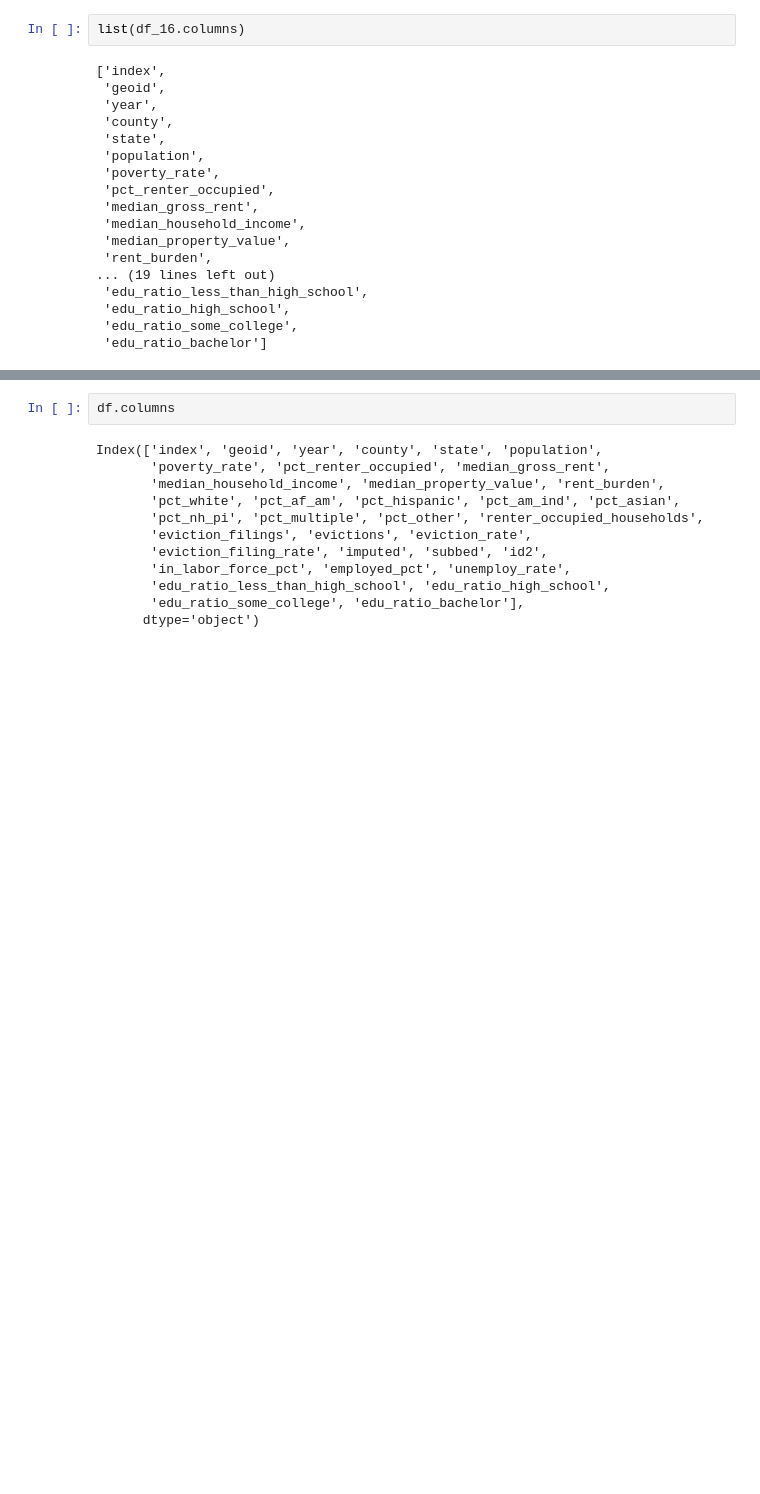
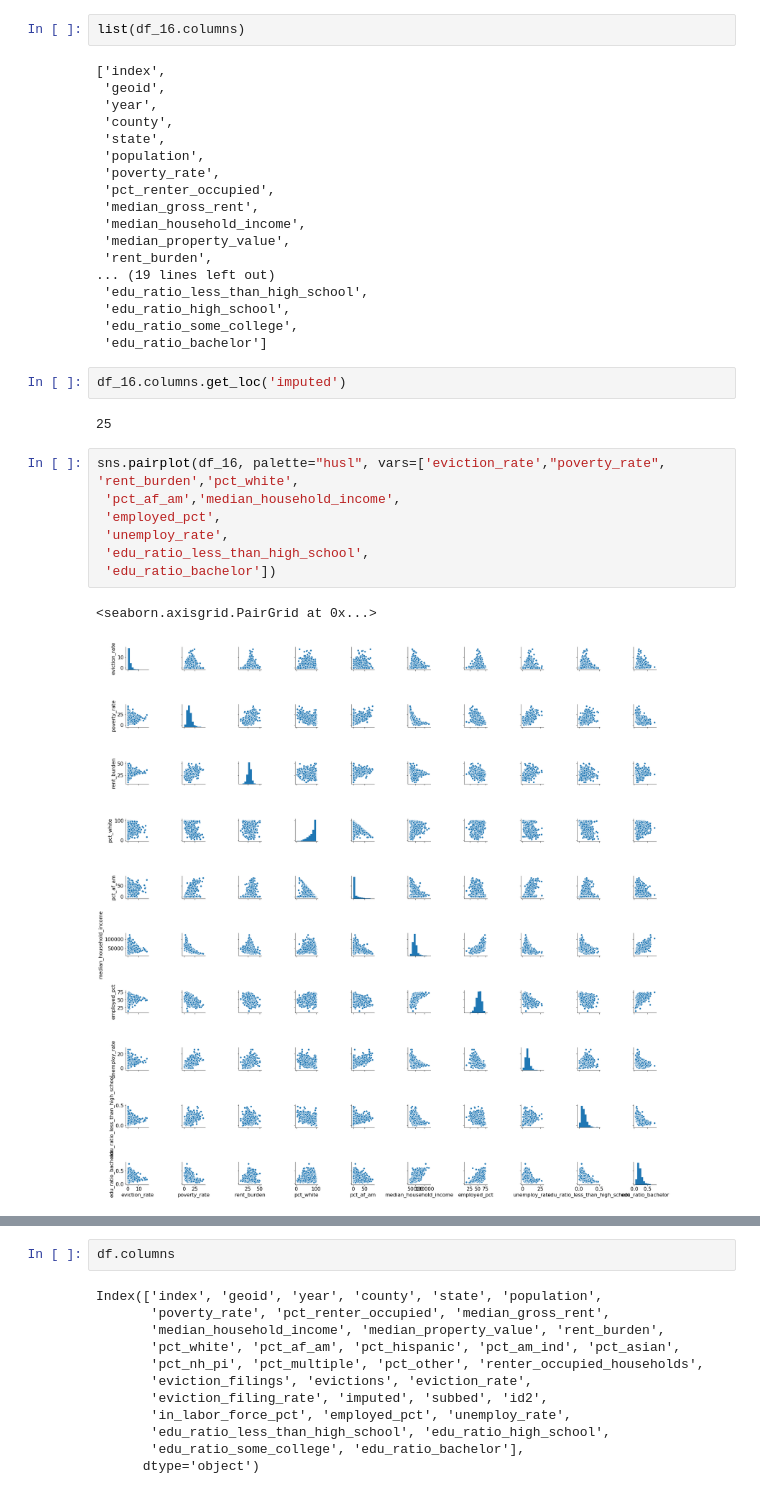
Before and after one commit to SophieGarden/Renter-Eviction-Predict, a Jupyter notebook: eviction_predict.ipynb, the cells around one changed output, grey strips where cells are left out. Cells and saved outputs as stored; diff of their text form; blank space fills up the shorter version.

```diff
--- a/eviction_predict.ipynb
+++ b/eviction_predict.ipynb
@@ -46,3 +59,17 @@ list(df_16.columns)
  'edu_ratio_high_school',
  'edu_ratio_some_college',
  'edu_ratio_bachelor']
+# %%
+df_16.columns.get_loc('imputed')
+# %% [output]
+25
+# %%
+sns.pairplot(df_16, palette="husl", vars=['eviction_rate',"poverty_rate", 'rent_burden','pct_white',
+ 'pct_af_am','median_household_income',
+ 'employed_pct',
+ 'unemploy_rate',
+ 'edu_ratio_less_than_high_school',
+ 'edu_ratio_bachelor'])
+# %% [output]
+<seaborn.axisgrid.PairGrid at 0x...>
+[figure, added]
```
Also changed, not shown: parts of 49 cells of this notebook.
